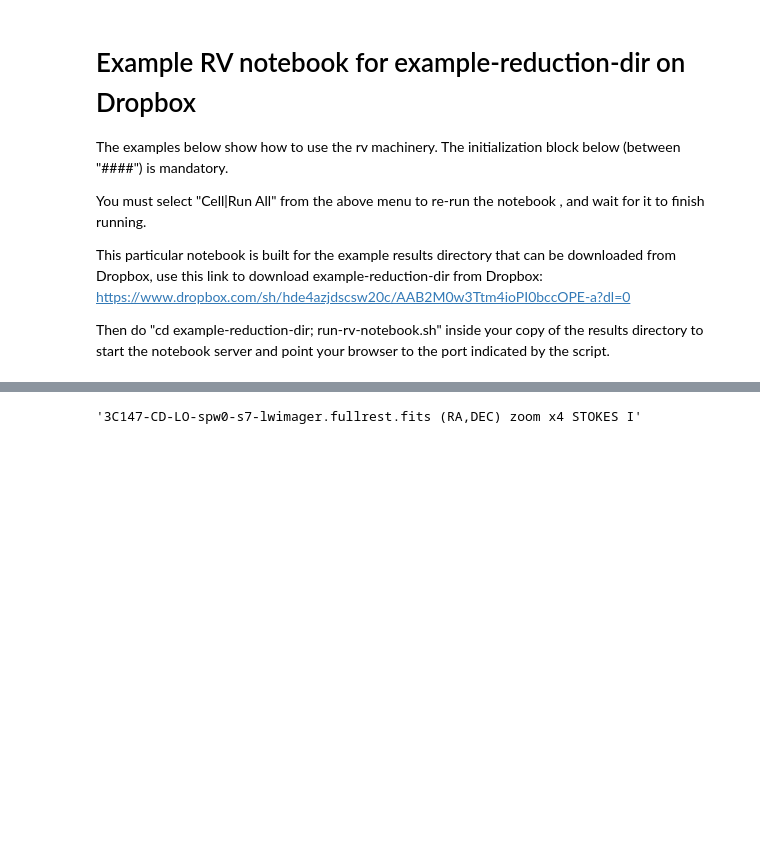
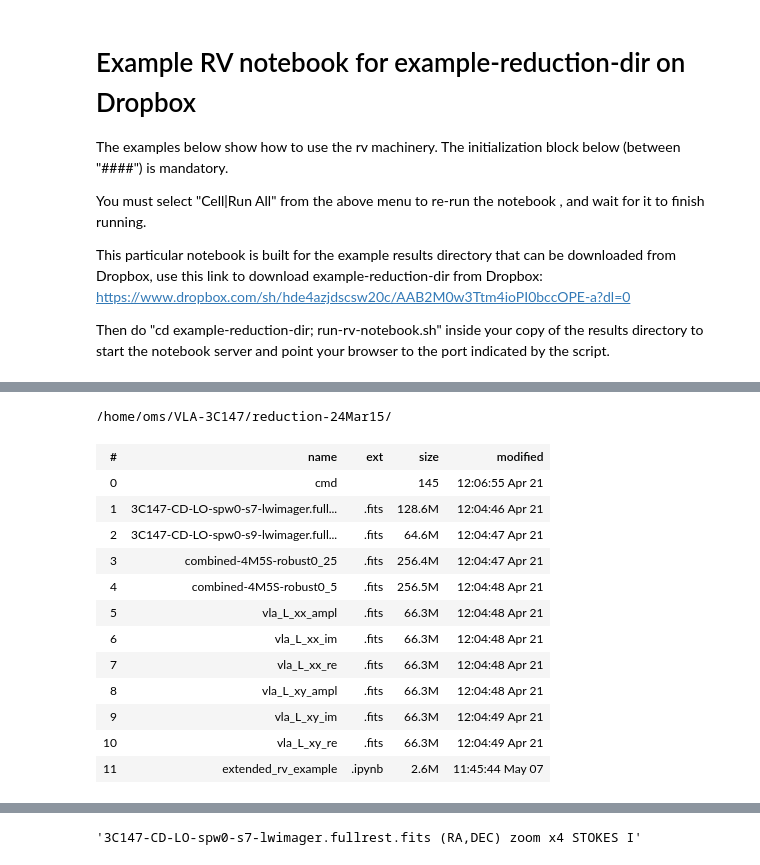
Before and after one commit to o-smirnov/docker-notebook, a Jupyter notebook: examples/extended_rv_example.ipynb, the cells around one changed output, grey strips where cells are left out. Drawn from its saved outputs; the diff is of its cells as text; code cells hidden in the pictures; blank space fills up the shorter version.

```diff
--- a/examples/extended_rv_example.ipynb
+++ b/examples/extended_rv_example.ipynb
@@ -43,3 +35,20 @@ dirs
+# %%
+dirs[0].files
+# %% [output]
+/home/oms/VLA-3C147/reduction-24Mar15/
+| # | name | ext | size | modified |
+| 0 | cmd |  | 145 | 12:06:55 Apr 21 |
+| 1 | 3C147-CD-LO-spw0-s7-lwimager.full... | .fits | 128.6M | 12:04:46 Apr 21 |
+| 2 | 3C147-CD-LO-spw0-s9-lwimager.full... | .fits | 64.6M | 12:04:47 Apr 21 |
+| 3 | combined-4M5S-robust0_25 | .fits | 256.4M | 12:04:47 Apr 21 |
+| 4 | combined-4M5S-robust0_5 | .fits | 256.5M | 12:04:48 Apr 21 |
+| 5 | vla_L_xx_ampl | .fits | 66.3M | 12:04:48 Apr 21 |
+| 6 | vla_L_xx_im | .fits | 66.3M | 12:04:48 Apr 21 |
+| 7 | vla_L_xx_re | .fits | 66.3M | 12:04:48 Apr 21 |
+| 8 | vla_L_xy_ampl | .fits | 66.3M | 12:04:48 Apr 21 |
+| 9 | vla_L_xy_im | .fits | 66.3M | 12:04:49 Apr 21 |
+| 10 | vla_L_xy_re | .fits | 66.3M | 12:04:49 Apr 21 |
+| 11 | extended_rv_example | .ipynb | 2.6M | 11:45:44 May 07 |
 # %%
 dirs[0].fits  # gives list of FITS files in directory #0 above
 # %% [output]
```
Also changed, not shown: parts of 9 cells of this notebook.
